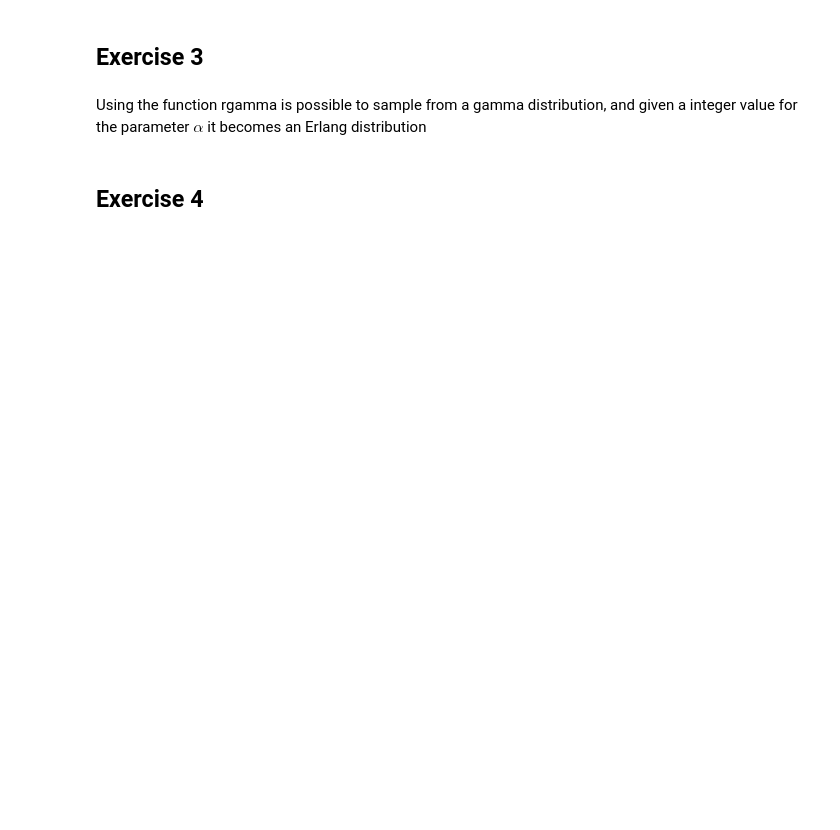
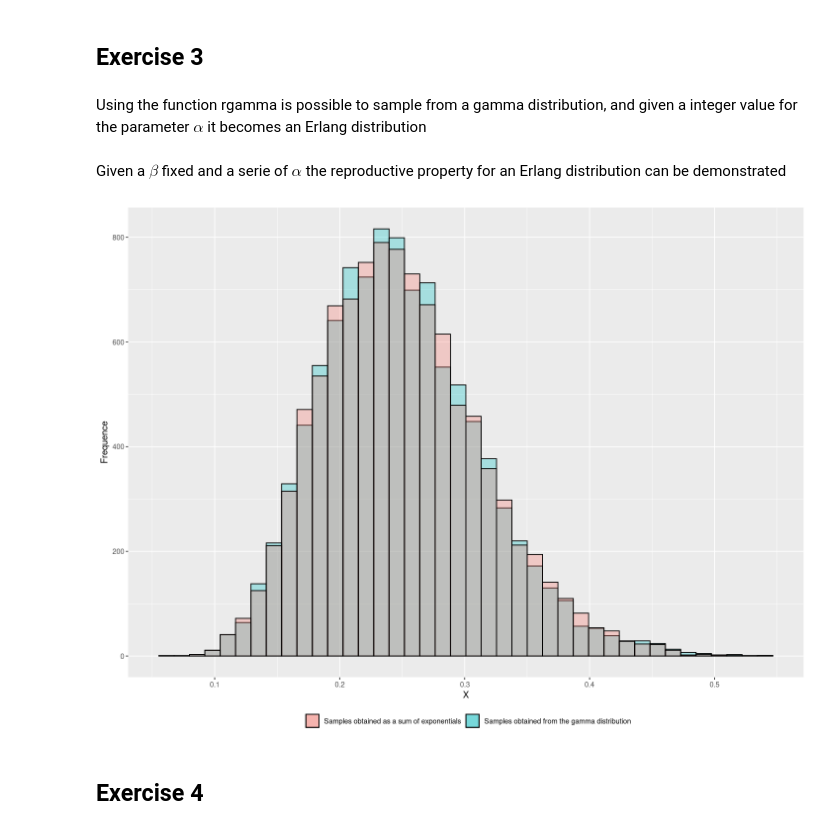
Before and after one commit to Confizolo/PoDProjects, a Jupyter notebook: ASfPA/Ex04/ConfortoFilippo_rlabsession4.ipynb, the cells around one changed output. Saved outputs shown, nothing was run; the diff lists cells and outputs as text; code cells hidden in the pictures; blank space fills up the shorter version.

```diff
--- a/ASfPA/Ex04/ConfortoFilippo_rlabsession4.ipynb
+++ b/ASfPA/Ex04/ConfortoFilippo_rlabsession4.ipynb
@@ -108,7 +116,24 @@ for (i in 1:6){
 ## Exercise 3
 # %% [markdown]
 Using the function rgamma is possible to sample from a gamma distribution, and given a integer value for the parameter $\alpha$ it becomes an Erlang distribution
+# %% [markdown]
+Given a $\beta$ fixed and a serie of $\alpha$ the reproductive property for an Erlang distribution can be demonstrated
 # %%
-rgamma()
+alpha = 15
+beta = 60
+erl_samp = rgamma(10000,alpha, beta)
+
+exp_samp = matrix(rexp(150000, beta), nrow = 10000, ncol = 15)
+exp_samp = apply(exp_samp,1,sum)
+options(repr.plot.width=12, repr.plot.height=9)
+
+ggplot() +
+    geom_histogram( aes(x = exp_samp,fill = "Samples obtained from the gamma distribution", color = "Samples obtained from the gamma distribution"), alpha = 0.3, bins = 40) +
+    geom_histogram( aes(x = erl_samp,fill = "Samples obtained as a sum of exponentials", color = "Samples obtained as a sum of exponentials"), alpha = 0.3, bins = 40) +
+    labs( x="X", y= "Frequence", color = "", fill = "") +
+    scale_color_manual(values = c("black", "black")) +
+    theme(legend.position="bottom")
+# %% [output]
+[figure, added]
 # %% [markdown]
 ## Exercise 4
```
Also changed, not shown: parts of 7 cells of this notebook, 7 other files.
